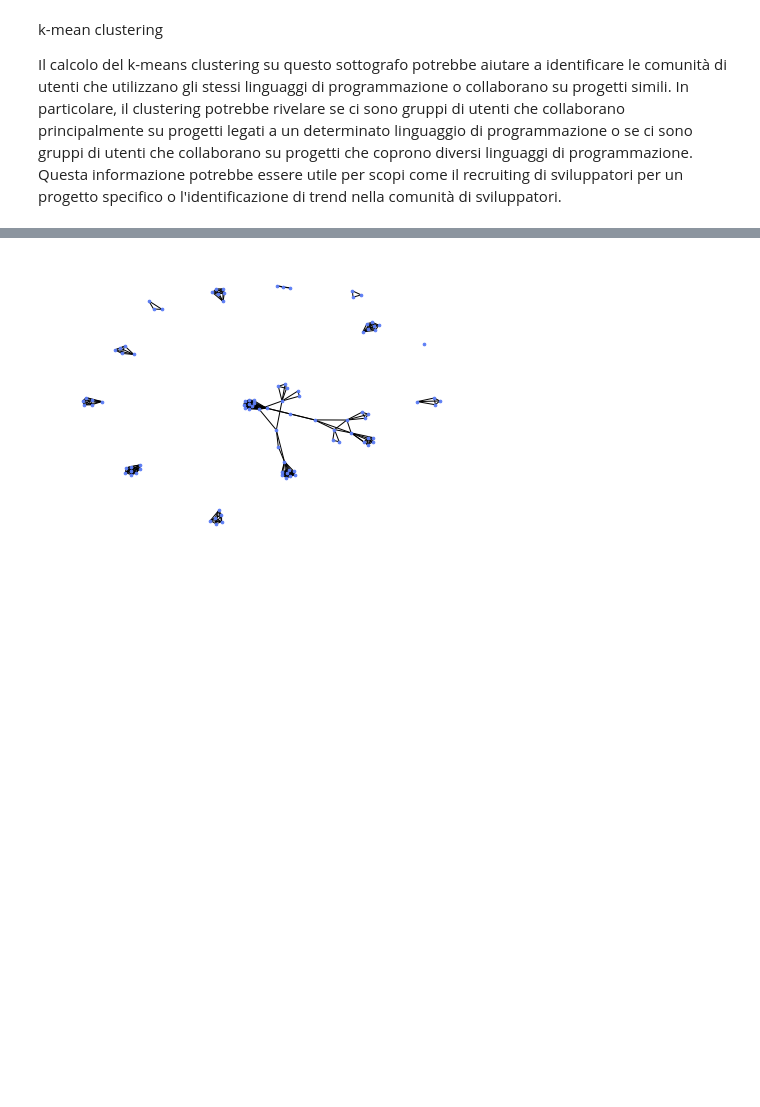
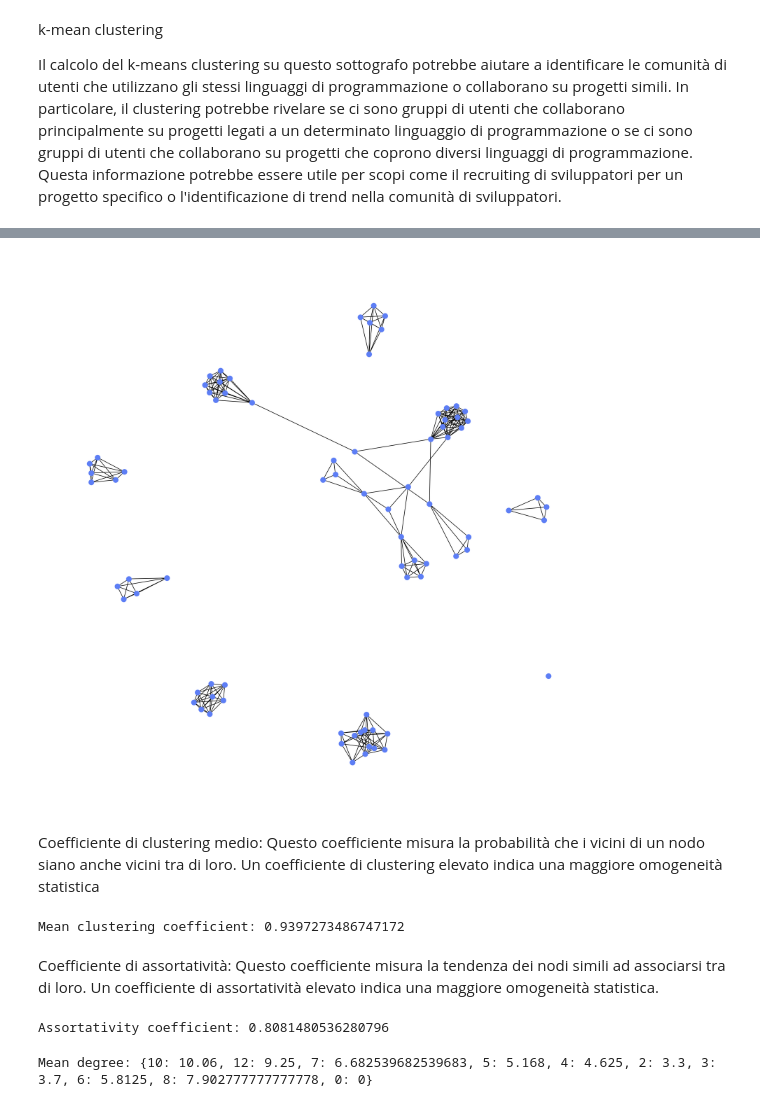
Before and after one commit to isabellamarasco/SNA_project, a Jupyter notebook: analisys.ipynb, the cells around one changed output, grey strips where cells are left out. Cells and saved outputs as stored; diff of their text form; code cells hidden in the pictures; blank space fills up the shorter version.

```diff
--- a/analisys.ipynb
+++ b/analisys.ipynb
@@ -123,18 +280,17 @@ for node in sorted(lang_btc, key=lang_btc.get, reverse=True)[:10]:
             languages_subgraph.add_node(neighbour, color = G.nodes[neighbour]['color'])
         languages_subgraph.add_edge(node, neighbour)
 
+plt.figure(num=None, figsize=(10, 10), dpi=150)
 pos = nx.kamada_kawai_layout(languages_subgraph)
 node_sizes = []
 for node in languages_subgraph.nodes:
     if node.startswith('u_'):
-        node_sizes.append(600)
+        node_sizes.append(800)
     elif node.startswith('u_'):
-        node_sizes.append(100)
+        node_sizes.append(400)
     else:
-        node_sizes.append(100)
-nx.draw(languages_subgraph, pos, node_size=node_sizes, node_color=[languages_subgraph.nodes[node]['color'] for node in languages_subgraph.nodes])
-labels = {node: node for node in languages_subgraph.nodes if node.startswith('u_')}
-nx.draw_networkx_labels(languages_subgraph, pos, labels, font_size=10)
-
-#rapportare il numero di commit in base alle repository in cui partecipa un utente
+        node_sizes.append(400)
+nx.draw(languages_subgraph, pos, node_size=node_sizes, node_color=[languages_subgraph.nodes[node]['color'] for node in languages_subgraph.nodes], with_labels=True)
+#labels = {node: node for node in languages_subgraph.nodes if node.startswith('u_')}
+#nx.draw_networkx_labels(languages_subgraph, pos, labels, font_size=10)
 # %% [output]
@@ -154,14 +300,3 @@ k-mean clustering
 
 
 Il calcolo del k-means clustering su questo sottografo potrebbe aiutare a identificare le comunità di utenti che utilizzano gli stessi linguaggi di programmazione o collaborano su progetti simili. In particolare, il clustering potrebbe rivelare se ci sono gruppi di utenti che collaborano principalmente su progetti legati a un determinato linguaggio di programmazione o se ci sono gruppi di utenti che collaborano su progetti che coprono diversi linguaggi di programmazione. Questa informazione potrebbe essere utile per scopi come il recruiting di sviluppatori per un progetto specifico o l'identificazione di trend nella comunità di sviluppatori.
-# %%
-subgraphs = {}
-for node in G.nodes:
-    if node[0] == "r":
-        for language in G.nodes[node]['languages']:
-            if language not in subgraphs:
-                subgraphs[language] = nx.Graph()
-            subgraphs[language].add_node(node)
-            for neighbor in G.neighbors(node):
-                subgraphs[language].add_node(neighbor)
-                subgraphs[language].add_edge(node, neighbor)
@@ -203,18 +337,41 @@ nx.draw(subgraph, pos, node_size=7,node_color='#5D7EF5')
 # %%
 # Create a graph containing only the nodes with at least two edges
 graph_for_clustering_removed = nx.Graph()
 for node in subgraph.nodes:
-    if subgraph.degree(node) > 1:
+    if subgraph.degree(node) > 2:
         graph_for_clustering_removed.add_node(node, name=subgraph.nodes[node]['name'], color=subgraph.nodes[node]['color'])
         for neighbor in subgraph.neighbors(node):
-            if subgraph.degree(neighbor) > 1:
+            if subgraph.degree(neighbor) > 2:
                 graph_for_clustering_removed.add_node(neighbor, name=subgraph.nodes[neighbor]['name'], color=subgraph.nodes[neighbor]['color'])
                 graph_for_clustering_removed.add_edge(node, neighbor)
 
-pos = nx.spring_layout(graph_for_clustering_removed, k=0.15)
-nx.draw(graph_for_clustering_removed, pos, node_size=7,node_color='#5D7EF5')
+plt.figure(num=None, figsize=(15, 15), dpi=200)
+pos = nx.spring_layout(graph_for_clustering_removed, k=0.25)
+nx.draw(graph_for_clustering_removed, pos, node_size=100,node_color='#5D7EF5')
 # %% [output]
-[figure, old version]
+[figure, new version]
+# %% [markdown]
+Coefficiente di clustering medio: Questo coefficiente misura la probabilità che i vicini di un nodo siano anche vicini tra di loro. Un coefficiente di clustering elevato indica una maggiore omogeneità statistica
+# %%
+mean_clustering = nx.average_clustering(graph_for_clustering_removed)
+
+print("Mean clustering coefficient:", mean_clustering)
+# %% [output]
+Mean clustering coefficient: 0.9397273486747172
+# %% [markdown]
+Coefficiente di assortatività: Questo coefficiente misura la tendenza dei nodi simili ad associarsi tra di loro. Un coefficiente di assortatività elevato indica una maggiore omogeneità statistica.
+# %%
+assortativity = nx.degree_assortativity_coefficient(graph_for_clustering_removed)
+
+print("Assortativity coefficient:", assortativity)
+# %% [output]
+Assortativity coefficient: 0.8081480536280796
+# %%
+mean_degree = nx.average_degree_connectivity(graph_for_clustering_removed)
+
+print("Mean degree:", mean_degree)
+# %% [output]
+Mean degree: {10: 10.06, 12: 9.25, 7: 6.682539682539683, 5: 5.168, 4: 4.625, 2: 3.3, 3: 3.7, 6: 5.8125, 8: 7.902777777777778, 0: 0}
 # %%
 def same_langs(repo1, repo2):
     langs1 = set(G.nodes[repo1]['languages'])
```
Also changed, not shown: parts of 17 cells of this notebook, 1 other file.
